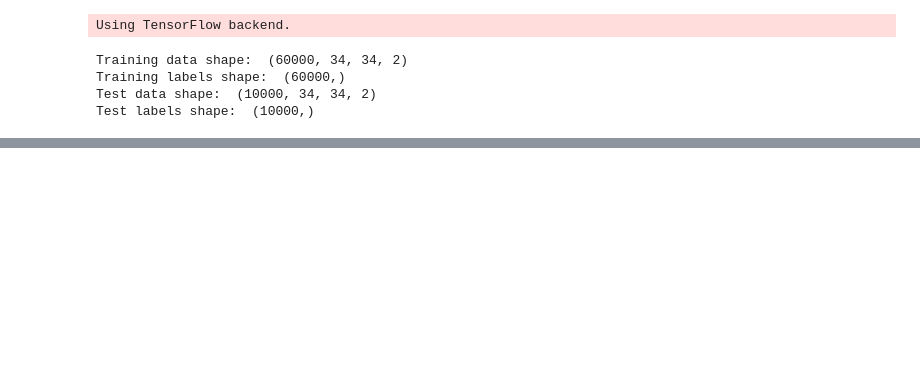
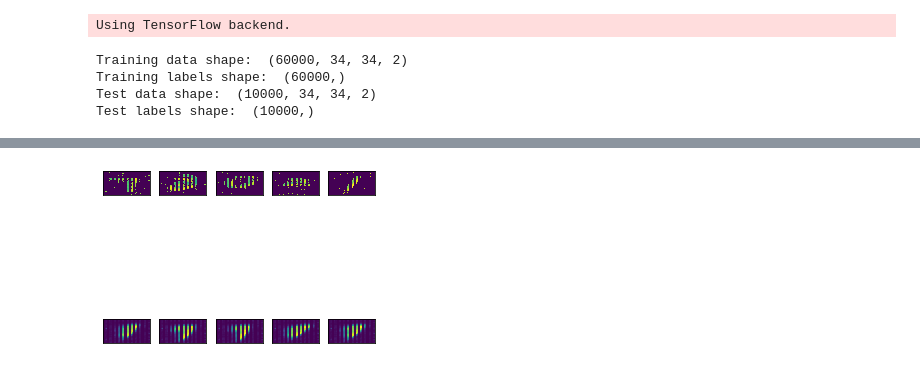
Before and after one commit to brunocalogero/LowPowerActionRecognition, a Jupyter notebook: autoencoder/Chingis_CVAE_V2.ipynb, the cells around one changed output, grey strips where cells are left out. Cells and saved outputs as stored; diff of their text form; code cells hidden in the pictures; blank space fills up the shorter version.

```diff
--- a/autoencoder/Chingis_CVAE_V2.ipynb
+++ b/autoencoder/Chingis_CVAE_V2.ipynb
@@ -190,18 +245,26 @@ pool_3 = (2, 2)
 # pool_5 = (2, 2)
 # pool_6 = (2, 2)
 # pool_7 = (2, 2)
+# %%
+#input_shape = (image_size, image_size, 1)
+batch_size = 80
+#kernel_size = 3
+#filters = 16
+latent_dim = 2
+epochs = 8
 # %%
 #Defining encoder
 
-inputs = Input(shape = x_train_1[0].shape)
+inputs = Input(shape = x_train[0].shape)
 
-x = Conv2D(kernel_1, stride_1, activation='relu', padding='same')(inputs)
+
+x = Conv2D(filters_1, stride_1, activation='relu', padding='same')(inputs)
 x = MaxPooling2D(pool_1, padding='same')(x)
 
-x = Conv2D(kernel_2, stride_2, activation='relu', padding='same')(x)
+x = Conv2D(filters_2, stride_2, activation='relu', padding='same')(x)
 x = MaxPooling2D(pool_2, padding='same')(x)
 
-x = Conv2D(kernel_3, stride_3, activation='relu', padding='same')(x)
+x = Conv2D(filters_3, stride_3, activation='relu', padding='same')(x)
 encoded = MaxPooling2D(pool_3, padding='same')(x)
 
 shape = K.int_shape(x)
@@ -221,20 +303,21 @@ plot_model(encoder, to_file='vae_cnn_encoder.png', show_shapes=True)
 # %%
 #Defining Decoder
 latent_inputs = Input(shape=(latent_dim,), name='z_sampling')
-x = Dense(shape[1] * shape[2] * shape[3], activation='relu')(latent_inputs)
+x = Dense(16, activation='relu')(latent_inputs)
+x = Dense(shape[1] * shape[2] * shape[3], activation='relu')(x)
 x = Reshape((shape[1], shape[2], shape[3]))(x)
 
 
-x = Conv2DTranspose(kernel_3, stride_3, activation='relu', padding='same')(x)
-x = UpSampling2D(pool_3, padding='same')(x)
+x = Conv2DTranspose(filters_3, stride_3, activation='relu', padding='same')(x)
+x = UpSampling2D(pool_3)(x)
 
-x = Conv2DTranspose(kernel_2, stride_2, activation='relu', padding='same')(x)
-x = UpSampling2D(pool_2, padding='same')(x)
+x = Conv2DTranspose(filters_2, stride_2, activation='relu', padding='same')(x)
+x = UpSampling2D(pool_2)(x)
 
-x = Conv2DTranspose(kernel_1, stride_1, activation='relu', padding='same')(x)
-x = UpSampling2D(pool_1, padding='same')(x)
+x = Conv2DTranspose(filters_1, stride_1, activation='relu', padding='same')(x)
+#x = UpSampling2D(pool_1)(x)
 
-outputs = Conv2DTranspose(filters=1,
+outputs = Conv2DTranspose(filters=2,
                           kernel_size=3,
                           activation='sigmoid',
                           padding='same',
@@ -325,12 +475,12 @@ plot_results(models,
 # %%
-def plot_autoencoder_outputs(encoder, n, dims):
+def plot_autoencoder_outputs(encoder,k, n, dims):
     #decoded_imgs = enconder.predict(x_test)
     #x_test_encoded = vae.predict(x_test, batch_size = batch_size)
     # number of example digits to show
     #n = 5
     j=8000
     plt.figure(figsize=(20, 5))
-    for i in range(0, n):
+    for i in range(k, n):
         # plot original image
         ax = plt.subplot(2, n, i + 1)
         plt.imshow(x_test[j].reshape(*dims))
@@ -361,3 +545,7 @@ plot_autoencoder_outputs(x_test_encoded, 10, (34, 68))
+# %%
+plot_autoencoder_outputs(x_test_encoded, 15, 20, (36, 72))
+# %% [output]
+[figure, added]
 # %%
 vae_test.set_weights(vae.get_weights())
 
```
Also changed, not shown: parts of 16 cells of this notebook.
